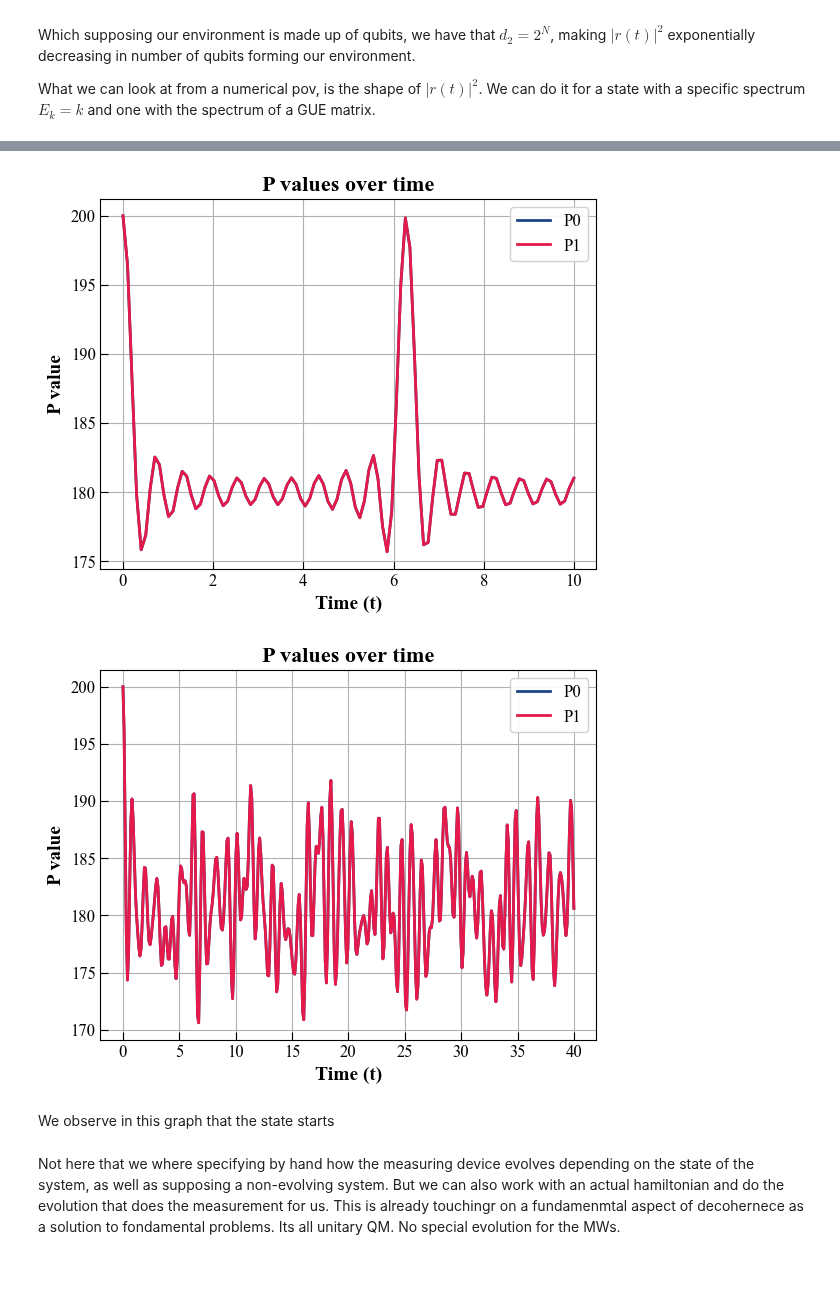
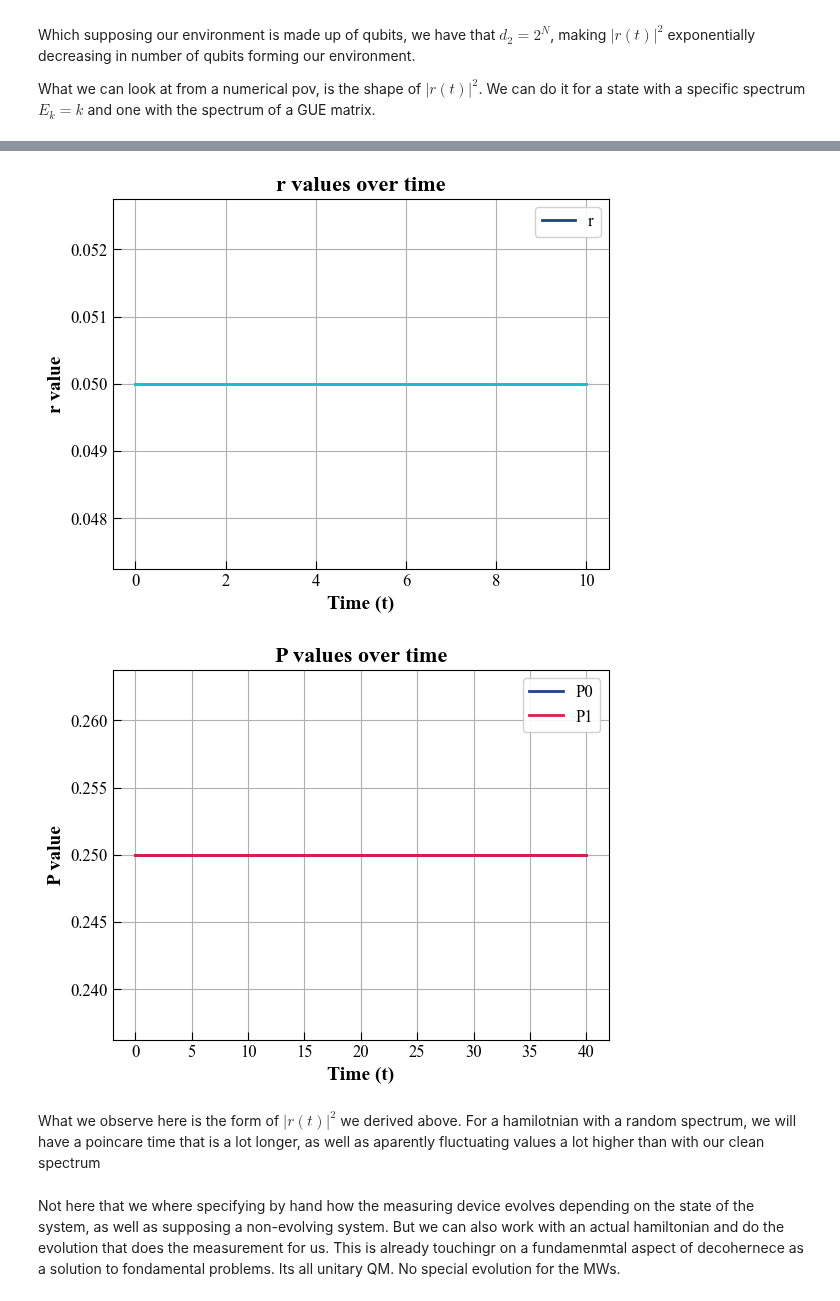
Before and after one commit to MarinAndreGirard/ACL, a Jupyter notebook: Working/Decoherence_edu.ipynb, the cells around one changed output, grey strips where cells are left out. Drawn from its saved outputs; the diff is of its cells as text; code cells hidden in the pictures; blank space fills up the shorter version.

```diff
--- a/Working/Decoherence_edu.ipynb
+++ b/Working/Decoherence_edu.ipynb
@@ -182,25 +182,29 @@ H_self=kr(E1*out(q0,q0.conj())+E2*out(q1,q1.conj()),id3)
 H_int=-1j*lamb*(kr(out(q0,q0.conj()),(out(p0,p1.conj())-out(p1,p0.conj())))+kr(out(q1,q1.conj()),(out(p0,p2.conj())-out(p2,p0.conj()))))
 H_tot=H_self+H_int
 
-def get_Ut(t):
-    U_t=np.exp(-1j*t*H_tot)
+from scipy import linalg
+
+
+def get_Ut(t,H):
+    U_t=linalg.expm(-(1j)*t*H)
     return U_t
 
-def get_psi_t(t,psi_0):
-    Ut=get_Ut(t)
+def get_psi_t(t,psi_0,H):
+    Ut=get_Ut(t,H)
     psi_t=Ut@psi_0
     return psi_t
 
 def get_s(rho):
     S=-np.trace(rho*np.log(rho))
 
+
 M_0=kr(id,out(p0,p0.conj()))
 M_1=kr(id,out(p1,p1.conj()))
 M_2=kr(id,out(p2,p2.conj()))
 N_0=kr(out(q0,q0.conj()),id3)
 N_1=kr(out(q1,q1.conj()),id3)
-M0N0=kr(out(q0,q0.conj()),out(p1,p1))
-M1N1=kr(out(q1,q1.conj()),out(p2,p2))
+M0N0=0.5*kr(out(q0,q0.conj()),out(p1,p1))
+M1N1=0.5*kr(out(q1,q1.conj()),out(p2,p2))
 
 t_list = np.linspace(0, 10, 100)
 M_0_list=[]
@@ -213,7 +217,7 @@ M1N1_list=[]
 S_list=[]
 
 for t in t_list:
-    psi_t=get_psi_t(t,psi_0)
+    psi_t=get_psi_t(t,psi_0,H_tot)
     rhot=out(psi_t,psi_t.conj())
     M_0_list.append(np.trace(rhot@M_0))
     M_1_list.append(np.trace(rhot@M_1))
@@ -312,45 +316,40 @@ psi_s=(1/np.sqrt(2))*(q0+q1)
 psi_e=1/np.sqrt(d)*sum(basis_vectors)
 psi_0=kr(psi_s,psi_e)
 
-def get_Ut(t,H):
-    U_t=np.exp(-1j*t*H)
-    return U_t
-
-def get_psi_t(t,psi_0,H):
-    Ut=get_Ut(t,H)
-    psi_t=Ut@psi_0
-    return psi_t
-
-def get_s(rho):
-    S=-np.trace(rho*np.log(rho))
-
 id_d=np.identity(d)
 id_2=np.identity(2)
+Hs=ar([[0.25,0],[0,5]])
+H=kr(Hs,H_k)
+H2=kr(Hs,H_r)
 
-H=kr(id_2,H_k)
-H2=kr(id_2,H_r)
-
-P0=kr(out(q0,q0.conj()),id_d)
-P1=kr(out(q1,q1.conj()),id_d)
+P0=(1/2)*kr(out(q0,q0.conj()),id_d)
+P1=(1/2)*kr(out(q1,q1.conj()),id_d)
 
 t_list = np.linspace(0, 10, 100)
 P0_list=[]
 P1_list=[]
+r_list=[]
 
 for t in t_list:
     psi_t=get_psi_t(t,psi_0,H)
     rhot=out(psi_t,psi_t.conj())
+
+    Ep_1=kr(q0.conj(),id_d)@psi_t
+    Ep_2=kr(q1.conj(),id_d)@psi_t
+
     P0_list.append(np.trace(rhot@P0))
     P1_list.append(np.trace(rhot@P1))
-    #rho_p=np.trace(rhot.reshape(2,d,2,d), axis1=0, axis2=2)
+    r=abs(Ep_1.conj()*Ep_2)
+
+    r_list.append(r)
+
     #S_list.append(get_s(rho_p)) #Need to compute the partial trace.
 
-plt.plot(t_list, P0_list)
-plt.plot(t_list, P1_list)
+plt.plot(t_list, r_list)
 plt.xlabel('Time (t)')
-plt.ylabel('P value')
-plt.title('P values over time')
-plt.legend(["P0","P1"])
+plt.ylabel('r value')
+plt.title('r values over time')
+plt.legend(["r"])
 plt.grid(True)
 plt.show()
 
@@ -395,7 +377,7 @@ plt.show()
-[figure, old version]
+[figure, new version]
-[figure, old version]
+[figure, new version]
-# %% [markdown]
-We observe in this graph that the state starts
+# %% [markdown]
+What we observe here is the form of $|r(t)|^2$ we derived above. For a hamilotnian with a random spectrum, we will have a poincare time that is a lot longer, as well as aparently fluctuating values a lot higher than with our clean spectrum
 # %%
 Does entropy always increase in a measurment?
 Of note. We go from a state with 0 entropy to one with ln2
```
Also changed, not shown: parts of 6 cells of this notebook, 1 other file.
